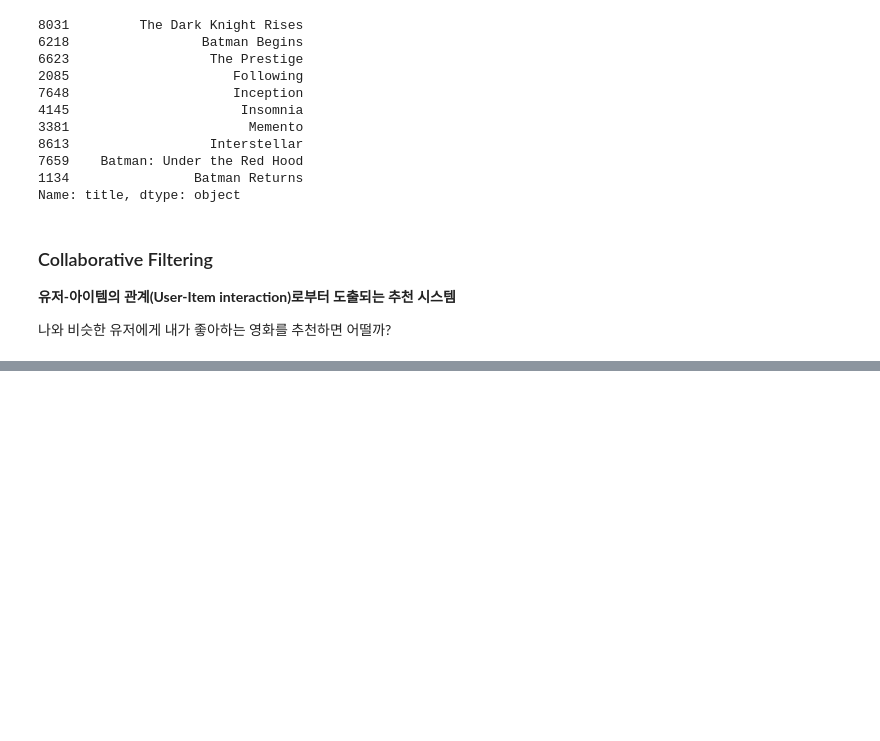
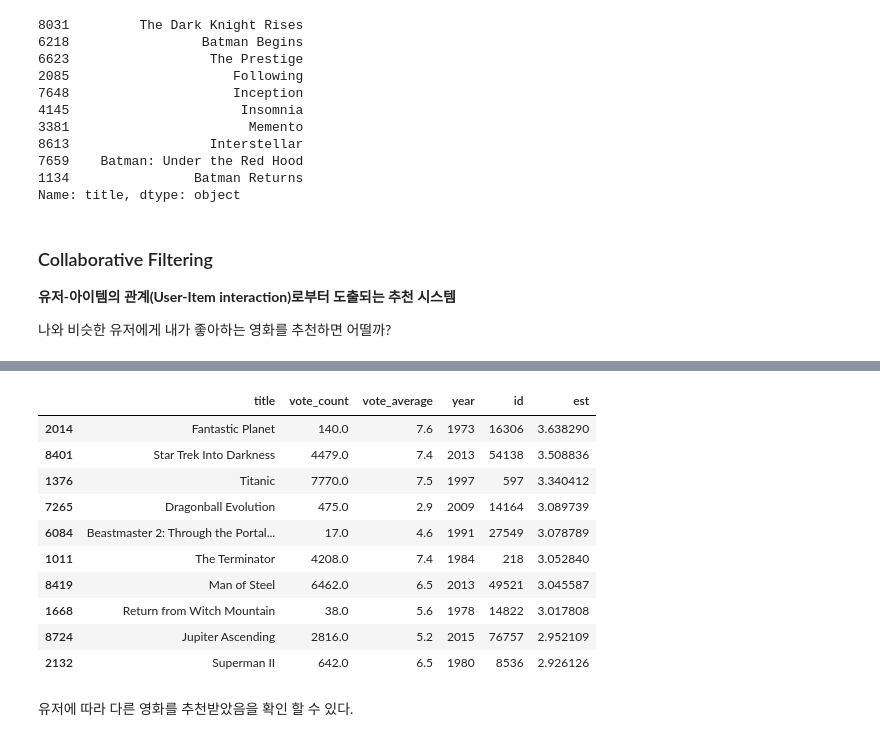
Before and after one commit to suzzini/DS_Project, a Jupyter notebook: 추천시스템리뷰(2)_영화.ipynb, the cells around one changed output, grey strips where cells are left out. Cells and saved outputs as stored; diff of their text form; code cells hidden in the pictures; blank space fills up the shorter version.

```diff
--- a/추천시스템리뷰(2)_영화.ipynb
+++ b/추천시스템리뷰(2)_영화.ipynb
@@ -716,0 +879,16 @@ to minimise RMSE (Root Mean Square Error)
+# %%
+hybrid(500, 'Avatar')
+# %% [output]
+|  | title | vote_count | vote_average | year | id | est |
+| 2014 | Fantastic Planet | 140.0 | 7.6 | 1973 | 16306 | 3.638290 |
+| 8401 | Star Trek Into Darkness | 4479.0 | 7.4 | 2013 | 54138 | 3.508836 |
+| 1376 | Titanic | 7770.0 | 7.5 | 1997 | 597 | 3.340412 |
+| 7265 | Dragonball Evolution | 475.0 | 2.9 | 2009 | 14164 | 3.089739 |
+| 6084 | Beastmaster 2: Through the Portal... | 17.0 | 4.6 | 1991 | 27549 | 3.078789 |
+| 1011 | The Terminator | 4208.0 | 7.4 | 1984 | 218 | 3.052840 |
+| 8419 | Man of Steel | 6462.0 | 6.5 | 2013 | 49521 | 3.045587 |
+| 1668 | Return from Witch Mountain | 38.0 | 5.6 | 1978 | 14822 | 3.017808 |
+| 8724 | Jupiter Ascending | 2816.0 | 5.2 | 2015 | 76757 | 2.952109 |
+| 2132 | Superman II | 642.0 | 6.5 | 1980 | 8536 | 2.926126 |
+# %% [markdown]
+유저에 따라 다른 영화를 추천받았음을 확인 할 수 있다.
```
Also changed, not shown: parts of 21 cells of this notebook.
